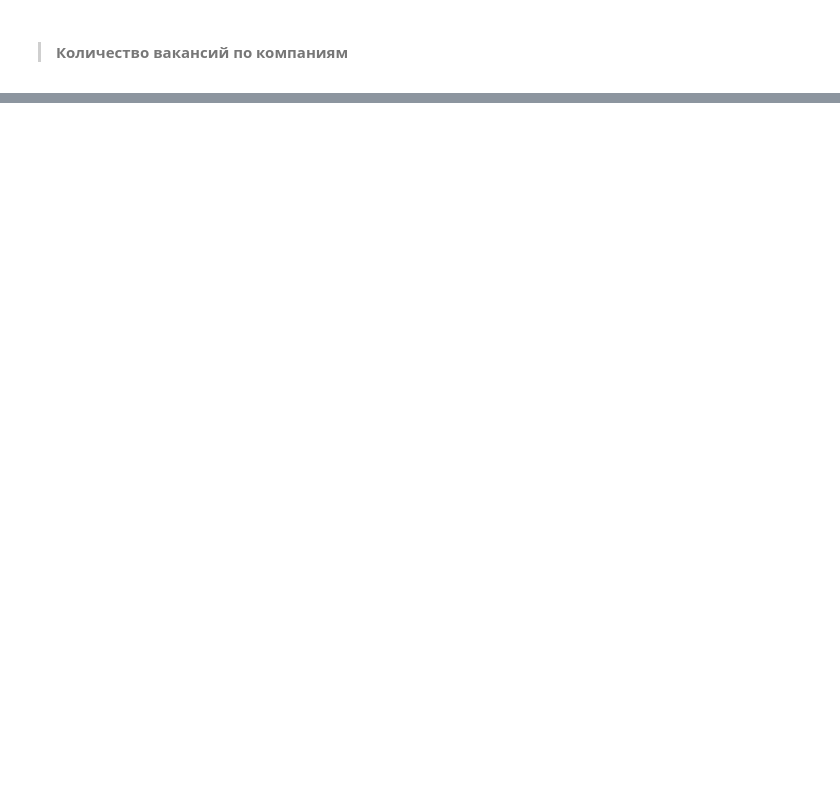
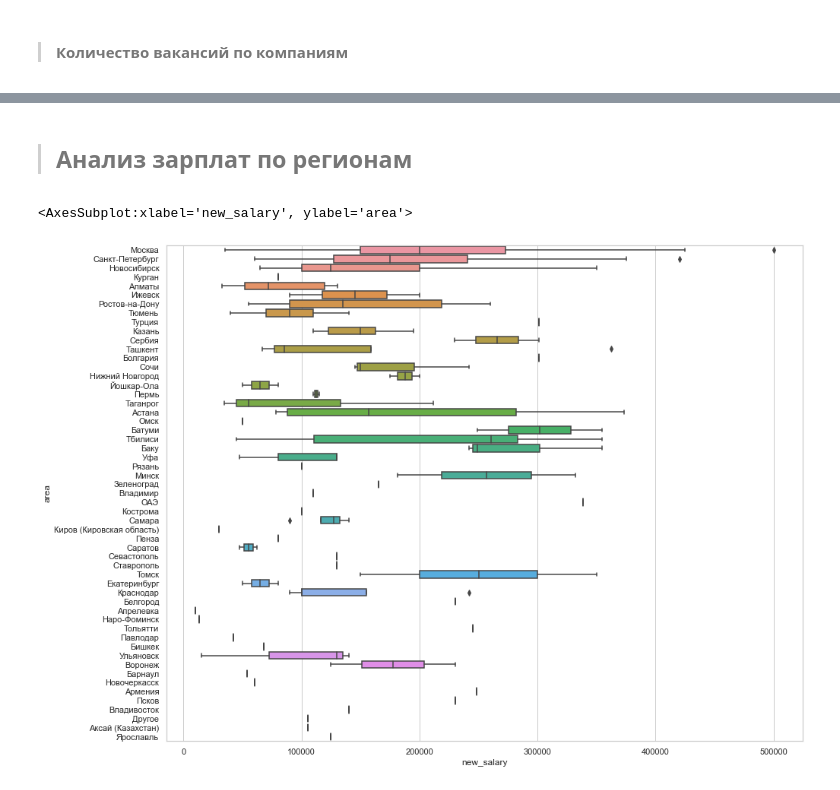
Before and after one commit to LapinGleb/DA_project, a Jupyter notebook: Анализ вакансий Python backend dev.ipynb, the cells around one changed output, grey strips where cells are left out. Drawn from its saved outputs; the diff is of its cells as text; code cells hidden in the pictures; blank space fills up the shorter version.

```diff
--- a/Анализ вакансий Python backend dev.ipynb
+++ b/Анализ вакансий Python backend dev.ipynb
@@ -220,0 +279,9 @@ sns.histplot(data=df_employers.loc[df_employers.employer_name.isin(top_ten_emplo
+# %% [markdown]
+>## Анализ зарплат по регионам
+# %%
+sns.boxplot(data=df_vacancies[~df_vacancies['new_salary'].isnull()],
+            x='new_salary',
+            y='area')
+# %% [output]
+<AxesSubplot:xlabel='new_salary', ylabel='area'>
+[figure, added]
```
Also changed, not shown: parts of 28 cells of this notebook.
